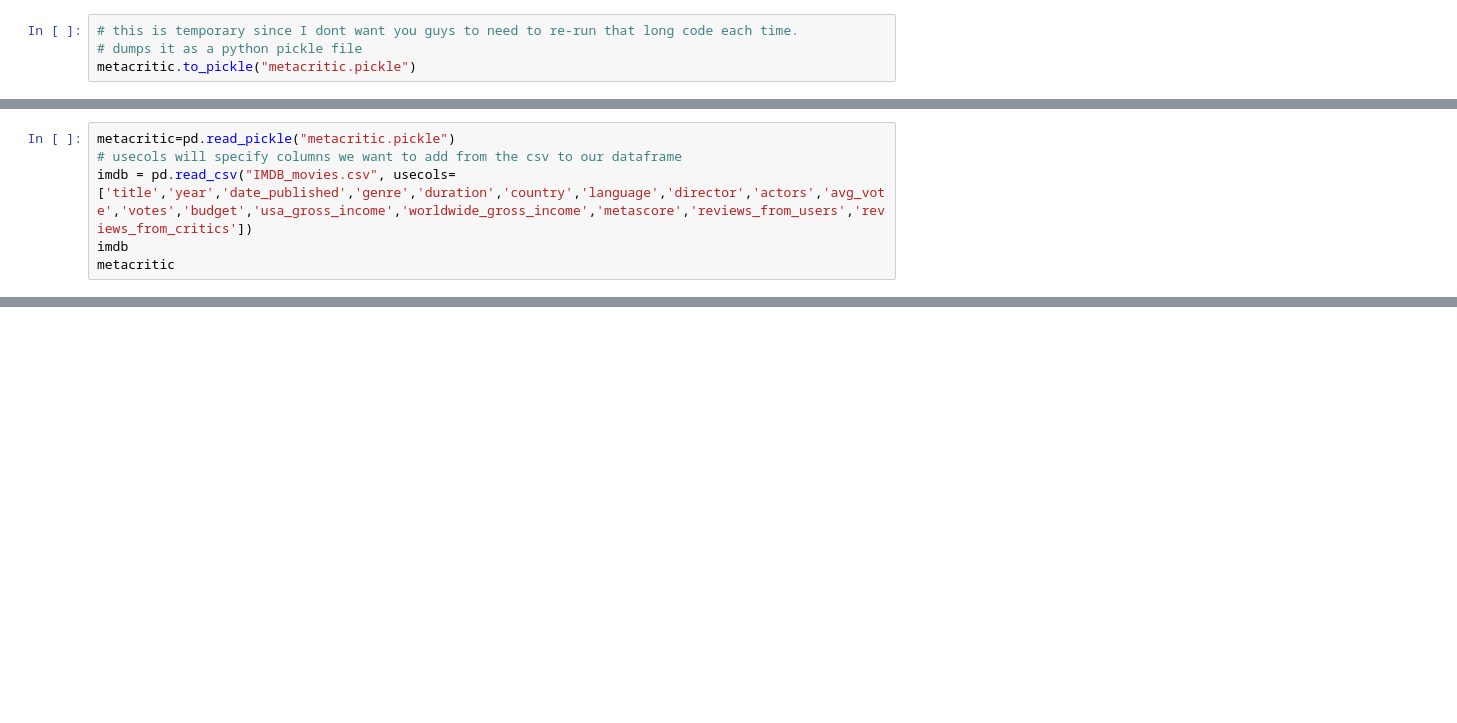
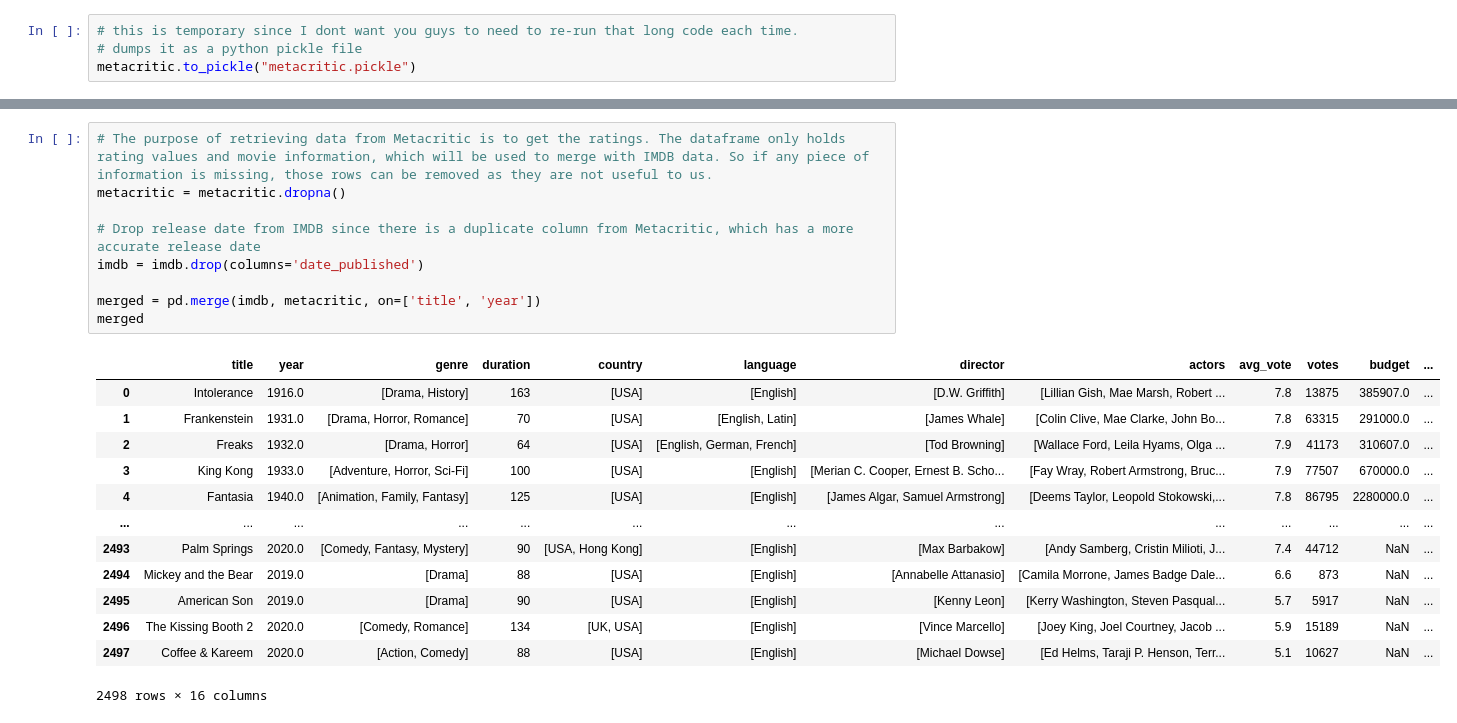
Before and after one commit to yashharanb/ENSF544Project1-1, a Jupyter notebook: Project1-1.ipynb, the cells around one changed output, grey strips where cells are left out. Cells and saved outputs as stored; diff of their text form; blank space fills up the shorter version.

```diff
--- a/Project1-1.ipynb
+++ b/Project1-1.ipynb
@@ -131,6 +134,0 @@ metacritic.to_pickle("metacritic.pickle")
-# %%
-metacritic=pd.read_pickle("metacritic.pickle")
-# usecols will specify columns we want to add from the csv to our dataframe
-imdb = pd.read_csv("IMDB_movies.csv", usecols=['title','year','date_published','genre','duration','country','language','director','actors','avg_vote','votes','budget','usa_gross_income','worldwide_gross_income','metascore','reviews_from_users','reviews_from_critics'])
-imdb
-metacritic
@@ -150,0 +213,23 @@ metacritic
+# %%
+# The purpose of retrieving data from Metacritic is to get the ratings. The dataframe only holds rating values and movie information, which will be used to merge with IMDB data. So if any piece of information is missing, those rows can be removed as they are not useful to us.
+metacritic = metacritic.dropna()
+
+# Drop release date from IMDB since there is a duplicate column from Metacritic, which has a more accurate release date
+imdb = imdb.drop(columns='date_published')
+
+merged = pd.merge(imdb, metacritic, on=['title', 'year'])
+merged
+# %% [output]
+|  | title | year | genre | duration | country | language | director | actors | avg_vote | votes | budget | ... |
+| 0 | Intolerance | 1916.0 | [Drama, History] | 163 | [USA] | [English] | [D.W. Griffith] | [Lillian Gish, Mae Marsh, Robert ... | 7.8 | 13875 | 385907.0 | ... |
+| 1 | Frankenstein | 1931.0 | [Drama, Horror, Romance] | 70 | [USA] | [English, Latin] | [James Whale] | [Colin Clive, Mae Clarke, John Bo... | 7.8 | 63315 | 291000.0 | ... |
+| 2 | Freaks | 1932.0 | [Drama, Horror] | 64 | [USA] | [English, German, French] | [Tod Browning] | [Wallace Ford, Leila Hyams, Olga ... | 7.9 | 41173 | 310607.0 | ... |
+| 3 | King Kong | 1933.0 | [Adventure, Horror, Sci-Fi] | 100 | [USA] | [English] | [Merian C. Cooper, Ernest B. Scho... | [Fay Wray, Robert Armstrong, Bruc... | 7.9 | 77507 | 670000.0 | ... |
+| 4 | Fantasia | 1940.0 | [Animation, Family, Fantasy] | 125 | [USA] | [English] | [James Algar, Samuel Armstrong] | [Deems Taylor, Leopold Stokowski,... | 7.8 | 86795 | 2280000.0 | ... |
+| ... | ... | ... | ... | ... | ... | ... | ... | ... | ... | ... | ... | ... |
+| 2493 | Palm Springs | 2020.0 | [Comedy, Fantasy, Mystery] | 90 | [USA, Hong Kong] | [English] | [Max Barbakow] | [Andy Samberg, Cristin Milioti, J... | 7.4 | 44712 | NaN | ... |
+| 2494 | Mickey and the Bear | 2019.0 | [Drama] | 88 | [USA] | [English] | [Annabelle Attanasio] | [Camila Morrone, James Badge Dale... | 6.6 | 873 | NaN | ... |
+| 2495 | American Son | 2019.0 | [Drama] | 90 | [USA] | [English] | [Kenny Leon] | [Kerry Washington, Steven Pasqual... | 5.7 | 5917 | NaN | ... |
+| 2496 | The Kissing Booth 2 | 2020.0 | [Comedy, Romance] | 134 | [UK, USA] | [English] | [Vince Marcello] | [Joey King, Joel Courtney, Jacob ... | 5.9 | 15189 | NaN | ... |
+| 2497 | Coffee & Kareem | 2020.0 | [Action, Comedy] | 88 | [USA] | [English] | [Michael Dowse] | [Ed Helms, Taraji P. Henson, Terr... | 5.1 | 10627 | NaN | ... |
+2498 rows × 16 columns
```
Also changed, not shown: parts of 19 cells of this notebook, 1 other file.
